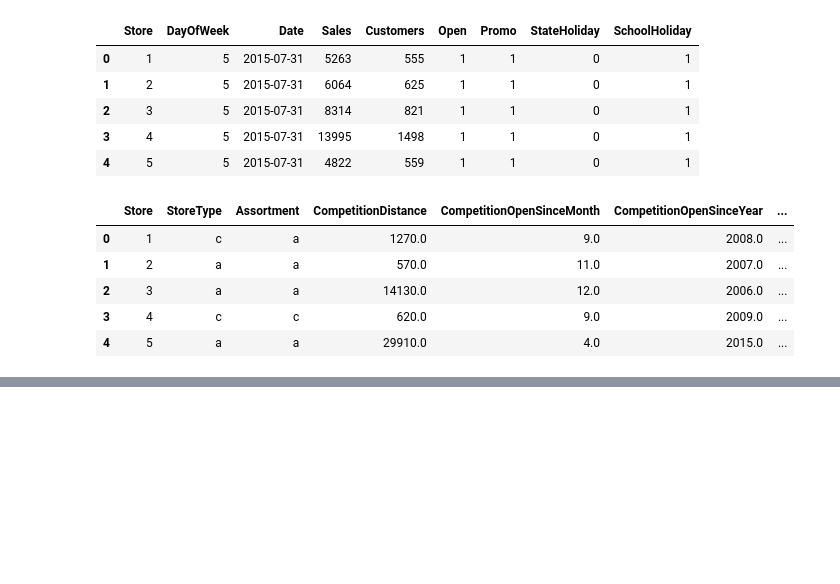
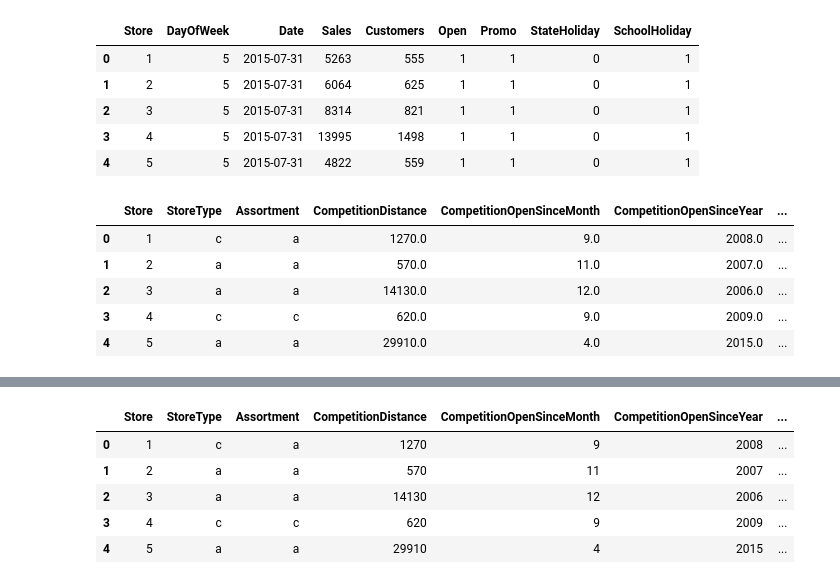
Before and after one commit to Rahul-Chouhan-407/Retail-Sales-Prediction, a Jupyter notebook: Retail_Sales_Prediction_by_Rahul_Chouhan.ipynb, the cells around one changed output, grey strips where cells are left out. Cells and saved outputs as stored; diff of their text form; code cells hidden in the pictures; blank space fills up the shorter version.

```diff
--- a/Retail_Sales_Prediction_by_Rahul_Chouhan.ipynb
+++ b/Retail_Sales_Prediction_by_Rahul_Chouhan.ipynb
@@ -24,7 +24,7 @@ drive.mount('/content/drive')
 Mounted at /content/drive
 # %%
 Rossmann = pd.read_csv("/content/drive/My Drive/Colab Notebooks/Capstone Project 2 - Retail Sales Prediction/Rossmann Stores Data.csv")
-Store = pd.read_csv("/content/drive/My Drive/Colab Notebooks/Capstone Project 2 - Retail Sales Prediction/store.csv")
+Store = pd.read_csv("/content/drive/My Drive/Colab Notebooks/Capstone Project 2 - Retail Sales Prediction/Store.csv")
 # %%
 Rossmann.head(5)
 # %% [output]
@@ -45,0 +214,18 @@ Store.head(5)
+# %%
+# Replacing the NAN values with median
+Store['CompetitionDistance'].fillna(Store['CompetitionDistance'].median(), inplace = True)
+
+# Replacing NAN values with 0 in CompetitionOpenSinceMonth
+Store['CompetitionOpenSinceMonth'] = Store['CompetitionOpenSinceMonth'].fillna(0)
+
+# Replacing NAN values with 0 in CompetitionOpenSinceYear
+Store['CompetitionOpenSinceYear'] = Store['CompetitionOpenSinceYear'].fillna(0)
+
+# Replacing NAN values with 0 in Promo2SinceWeek
+Store['Promo2SinceWeek'] = Store['Promo2SinceWeek'].fillna(0)
+
+# Replacing NAN values with 0 in Promo2SinceYear
+Store['Promo2SinceYear'] = Store['Promo2SinceYear'].fillna(0)
+
+# Replacing NAN values with 0 in PromoInterval
+Store['PromoInterval'].fillna(Store['PromoInterval'].mode().values[0], inplace = True)
@@ -45,0 +280,24 @@ Store.head(5)
+# %%
+# Changing the datatype of CompetitionDistance from float to int
+Store['CompetitionDistance'] = Store['CompetitionDistance'].astype(int)
+
+# Changing the datatype of CompetitionOpenSinceMonth from float to int
+Store['CompetitionOpenSinceMonth'] = Store['CompetitionOpenSinceMonth'].astype(int)
+
+# Changing the datatype of Promo2SinceWeek from float to int
+Store['Promo2SinceWeek'] = Store['Promo2SinceWeek'].astype(int)
+
+# Changing the datatype of CompetitionOpenSinceYear from float to int
+Store['CompetitionOpenSinceYear'] = Store['CompetitionOpenSinceYear'].astype(int)
+
+# Changing the datatype of Promo2SinceYear from float to int
+Store['Promo2SinceYear'] = Store['Promo2SinceYear'].astype(int)
+# %%
+Store.head()
+# %% [output]
+|  | Store | StoreType | Assortment | CompetitionDistance | CompetitionOpenSinceMonth | CompetitionOpenSinceYear | ... |
+| 0 | 1 | c | a | 1270 | 9 | 2008 | ... |
+| 1 | 2 | a | a | 570 | 11 | 2007 | ... |
+| 2 | 3 | a | a | 14130 | 12 | 2006 | ... |
+| 3 | 4 | c | c | 620 | 9 | 2009 | ... |
+| 4 | 5 | a | a | 29910 | 4 | 2015 | ... |
```
Also changed, not shown: parts of 26 cells of this notebook.
